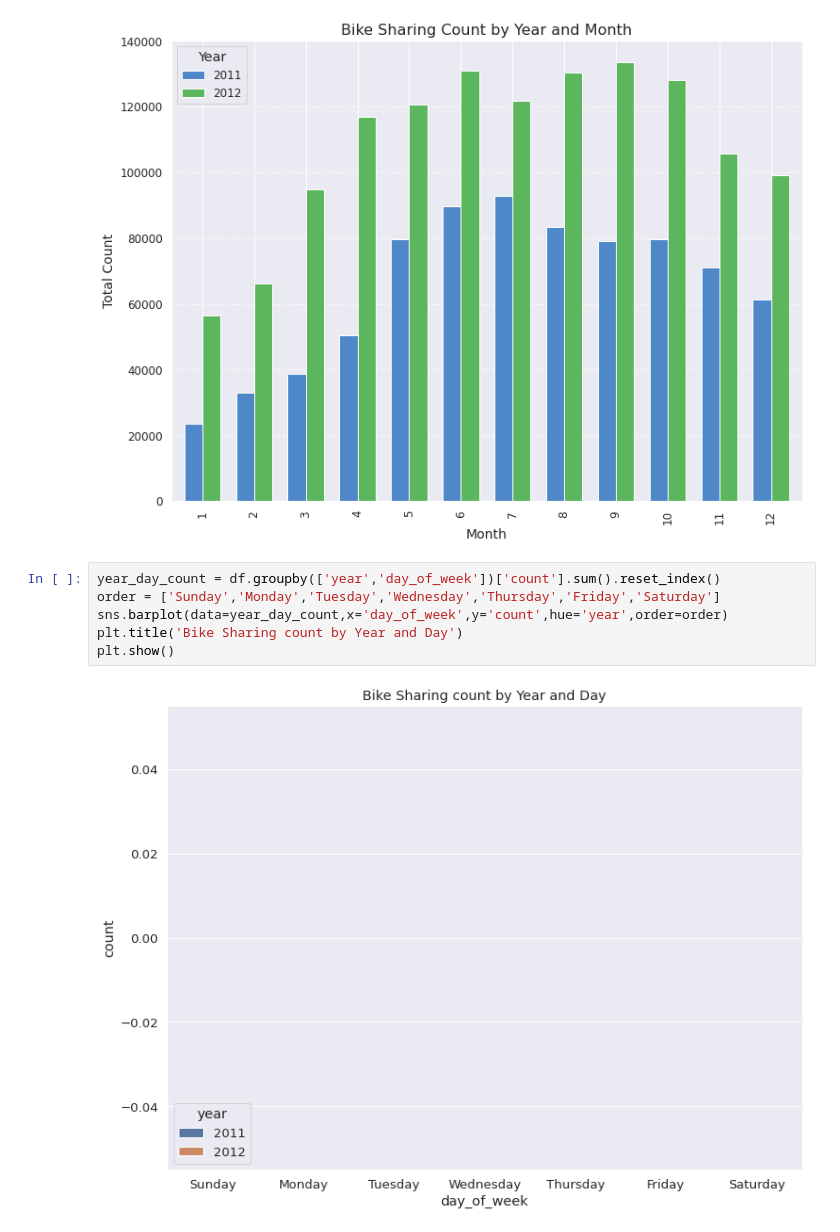
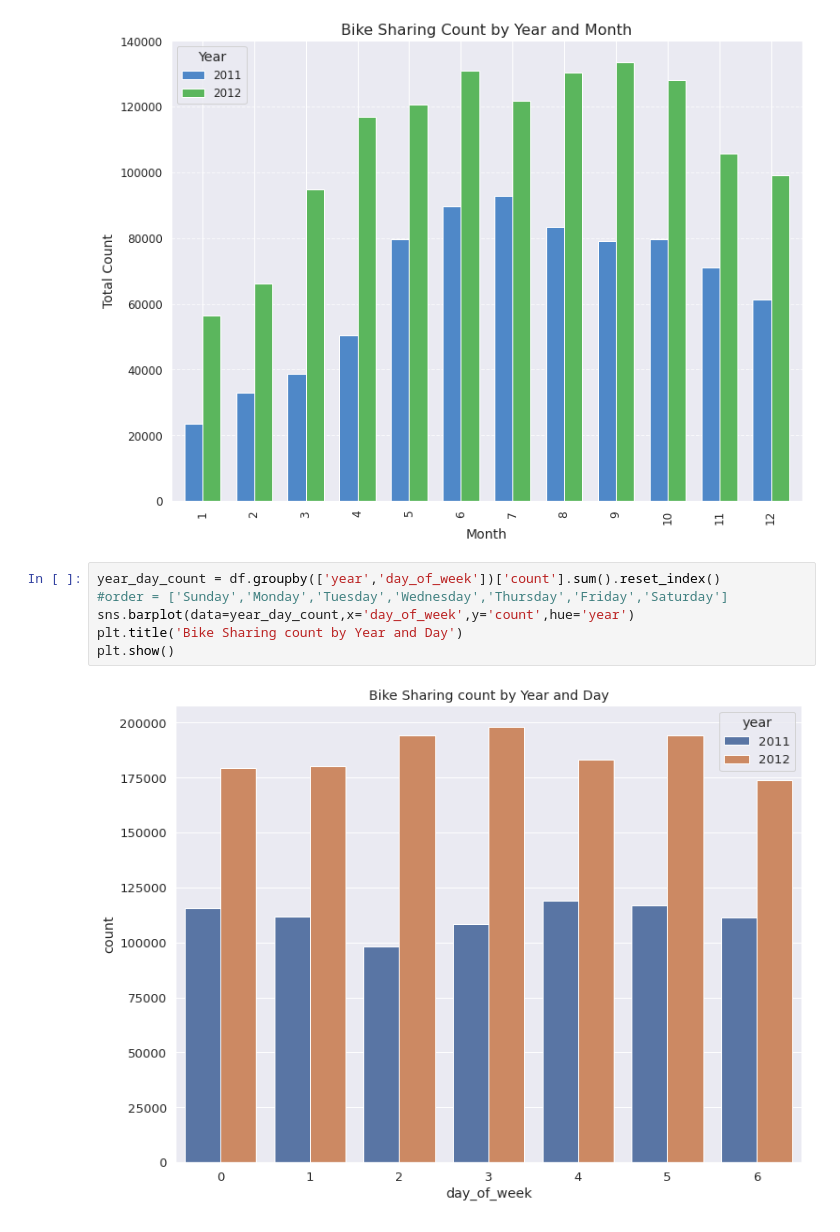
Before and after one commit to nguneonard/nguneonard, a Jupyter notebook: bike-sharing-demand.ipynb, the cells around one changed output. Saved outputs shown, nothing was run; the diff lists cells and outputs as text.

```diff
--- a/bike-sharing-demand.ipynb
+++ b/bike-sharing-demand.ipynb
@@ -318,9 +318,9 @@ plt.show()
 [figure]
 # %%
 year_day_count = df.groupby(['year','day_of_week'])['count'].sum().reset_index()
-order = ['Sunday','Monday','Tuesday','Wednesday','Thursday','Friday','Saturday']
-sns.barplot(data=year_day_count,x='day_of_week',y='count',hue='year',order=order)
+#order = ['Sunday','Monday','Tuesday','Wednesday','Thursday','Friday','Saturday']
+sns.barplot(data=year_day_count,x='day_of_week',y='count',hue='year')
 plt.title('Bike Sharing count by Year and Day')
 plt.show()
 # %% [output]
-[figure, old version]
+[figure, new version]
```
Also changed, not shown: parts of 1 cell of this notebook.
